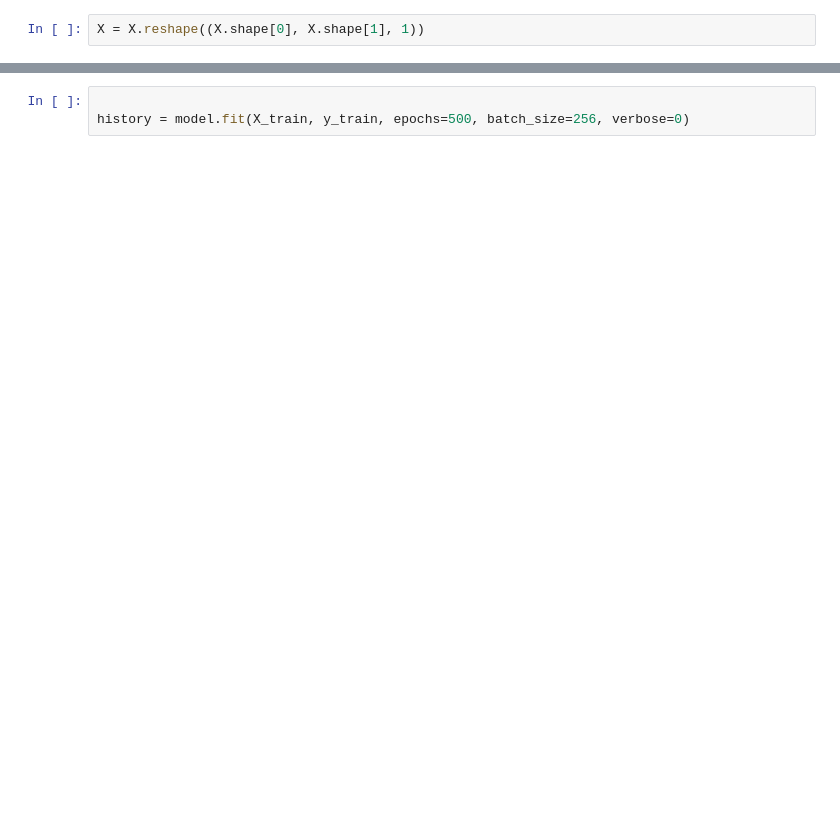
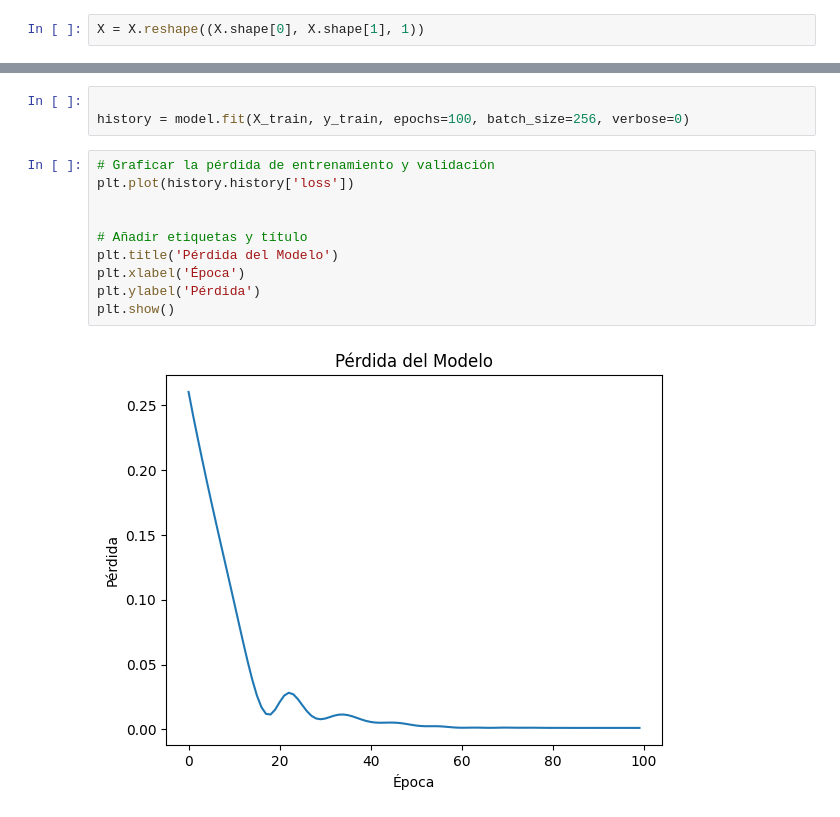
Before and after one commit to Gaddran/Tarea3MLA, a Jupyter notebook: Tarea3MLA.ipynb, the cells around one changed output, grey strips where cells are left out. Cells and saved outputs as stored; diff of their text form; blank space fills up the shorter version.

```diff
--- a/Tarea3MLA.ipynb
+++ b/Tarea3MLA.ipynb
@@ -162,4 +183,16 @@ Model: "sequential_6"
  Non-trainable params: 0 (0.00 B)
 # %%
 
-history = model.fit(X_train, y_train, epochs=500, batch_size=256, verbose=0)
+history = model.fit(X_train, y_train, epochs=100, batch_size=256, verbose=0)
+# %%
+# Graficar la pérdida de entrenamiento y validación
+plt.plot(history.history['loss'])
+
+
+# Añadir etiquetas y título
+plt.title('Pérdida del Modelo')
+plt.xlabel('Época')
+plt.ylabel('Pérdida')
+plt.show()
+# %% [output]
+[figure, added]
```
Also changed, not shown: parts of 20 cells of this notebook, 1 other file.
